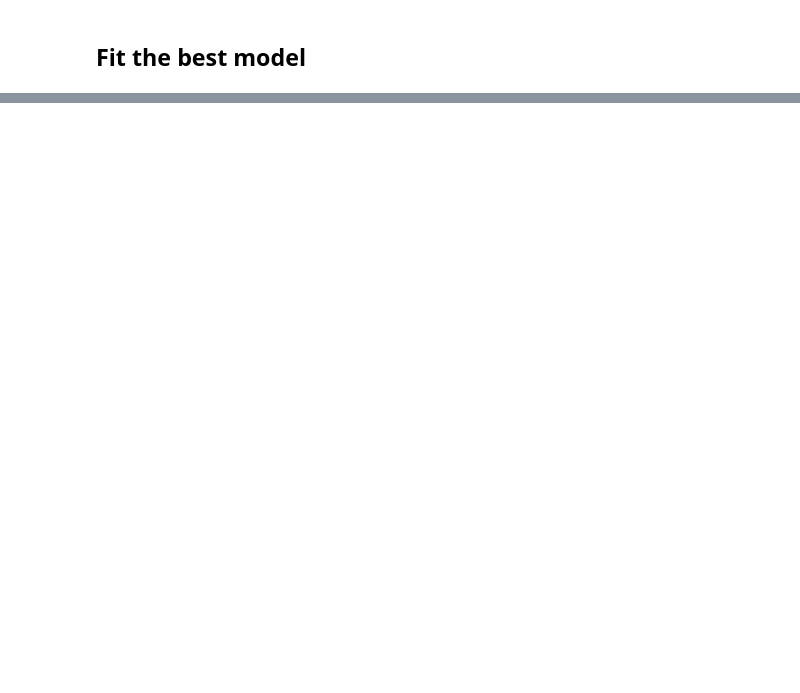
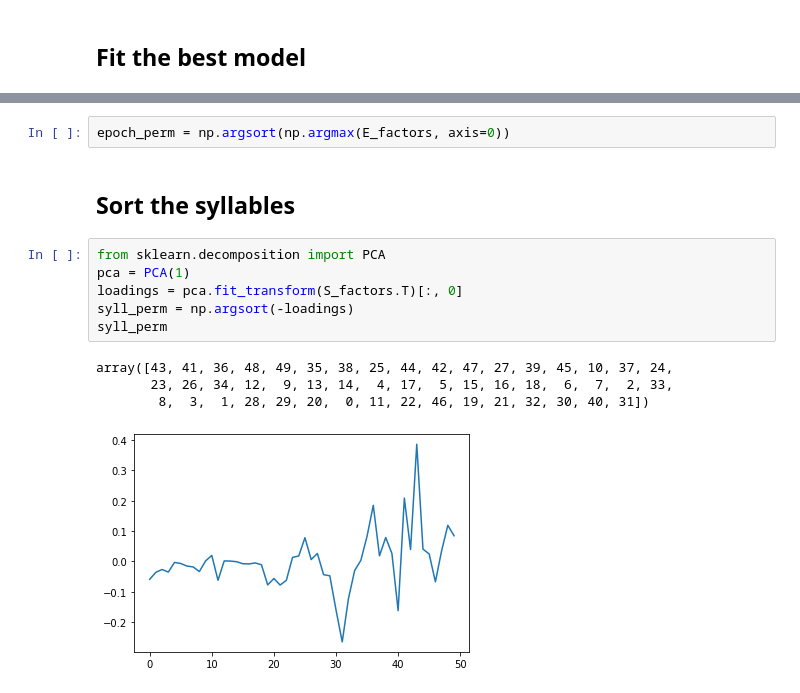
Before and after one commit to lindermanlab/dirichlet-tucker, a Jupyter notebook: analysis/serotonin/serotonin_postprocess.ipynb, the cells around one changed output, grey strips where cells are left out. Drawn from its saved outputs; the diff is of its cells as text; blank space fills up the shorter version.

```diff
--- a/analysis/serotonin/serotonin_postprocess.ipynb
+++ b/analysis/serotonin/serotonin_postprocess.ipynb
@@ -133,0 +260,15 @@ done
+# %%
+epoch_perm = np.argsort(np.argmax(E_factors, axis=0))
+# %% [markdown]
+## Sort the syllables
+# %%
+from sklearn.decomposition import PCA
+pca = PCA(1)
+loadings = pca.fit_transform(S_factors.T)[:, 0]
+syll_perm = np.argsort(-loadings)
+syll_perm
+# %% [output]
+array([43, 41, 36, 48, 49, 35, 38, 25, 44, 42, 47, 27, 39, 45, 10, 37, 24,
+       23, 26, 34, 12,  9, 13, 14,  4, 17,  5, 15, 16, 18,  6,  7,  2, 33,
+        8,  3,  1, 28, 29, 20,  0, 11, 22, 46, 19, 21, 32, 30, 40, 31])
+[figure, added]
```
Also changed, not shown: parts of 24 cells of this notebook.
